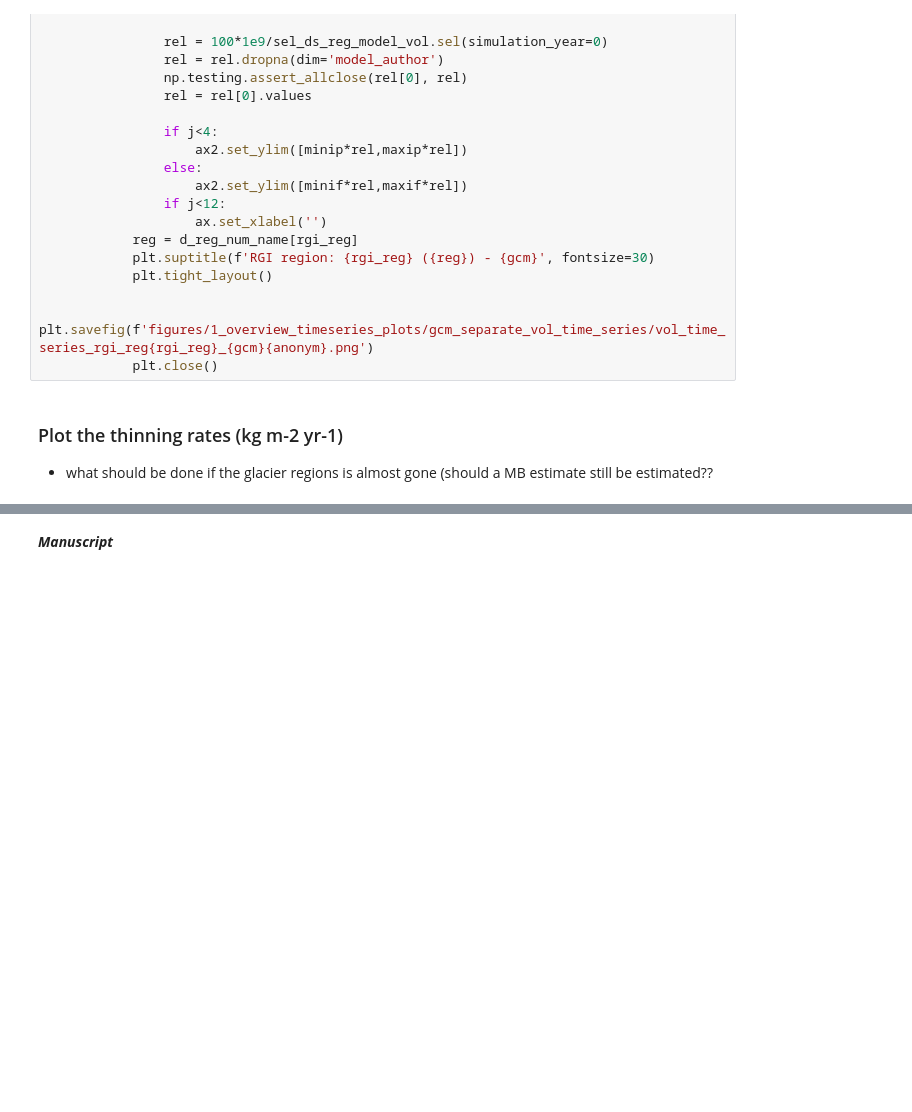
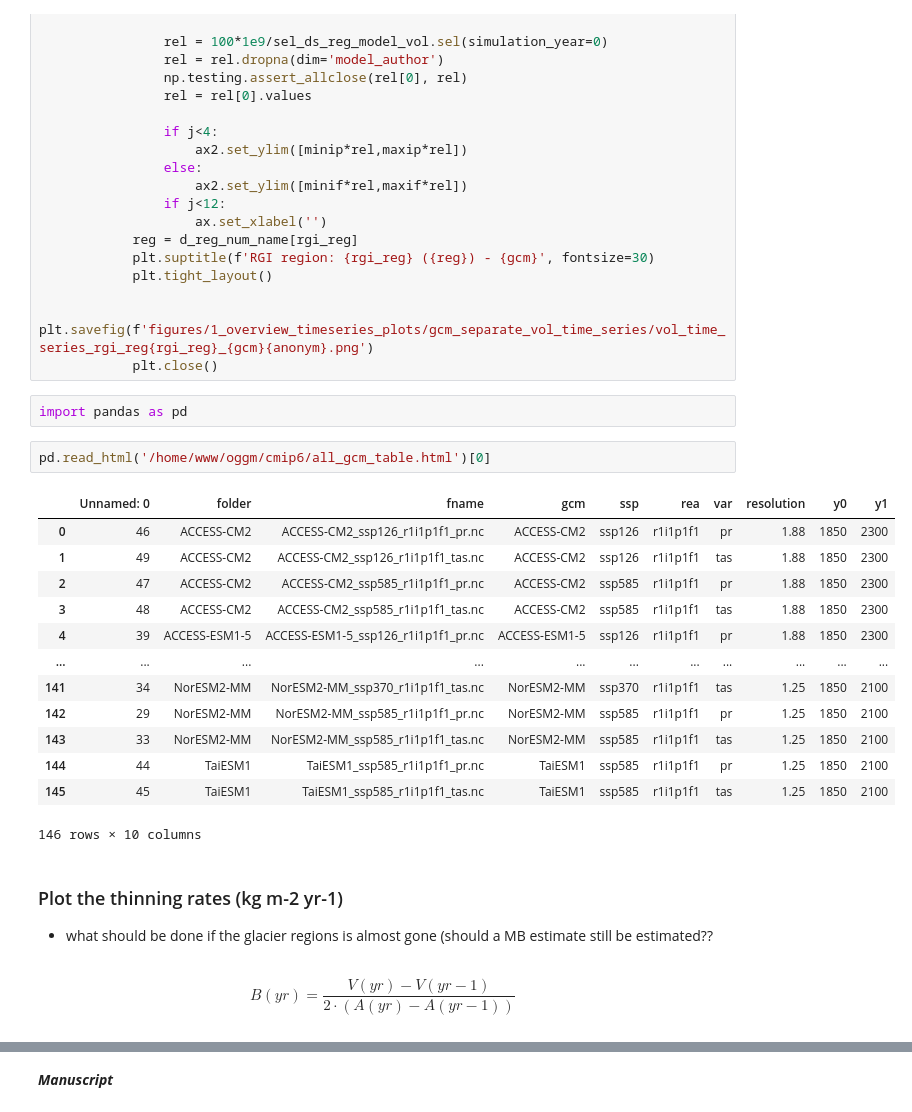
Before and after one commit to lilianschuster/GlacierMIP3, a Jupyter notebook: 2023_exploratory_analysis_notebooks/1_overview_timeseries_plots.ipynb, the cells around one changed output, grey strips where cells are left out. Saved outputs shown, nothing was run; the diff lists cells and outputs as text; blank space fills up the shorter version.

```diff
--- a/2023_exploratory_analysis_notebooks/1_overview_timeseries_plots.ipynb
+++ b/2023_exploratory_analysis_notebooks/1_overview_timeseries_plots.ipynb
@@ -567,8 +567,28 @@ for anonym in ['']: #, '_anonym']:
 
             plt.savefig(f'figures/1_overview_timeseries_plots/gcm_separate_vol_time_series/vol_time_series_rgi_reg{rgi_reg}_{gcm}{anonym}.png')
             plt.close()
+# %%
+import pandas as pd
+# %%
+pd.read_html('/home/www/oggm/cmip6/all_gcm_table.html')[0]
+# %% [output]
+|  | Unnamed: 0 | folder | fname | gcm | ssp | rea | var | resolution | y0 | y1 |
+| 0 | 46 | ACCESS-CM2 | ACCESS-CM2_ssp126_r1i1p1f1_pr.nc | ACCESS-CM2 | ssp126 | r1i1p1f1 | pr | 1.88 | 1850 | 2300 |
+| 1 | 49 | ACCESS-CM2 | ACCESS-CM2_ssp126_r1i1p1f1_tas.nc | ACCESS-CM2 | ssp126 | r1i1p1f1 | tas | 1.88 | 1850 | 2300 |
+| 2 | 47 | ACCESS-CM2 | ACCESS-CM2_ssp585_r1i1p1f1_pr.nc | ACCESS-CM2 | ssp585 | r1i1p1f1 | pr | 1.88 | 1850 | 2300 |
+| 3 | 48 | ACCESS-CM2 | ACCESS-CM2_ssp585_r1i1p1f1_tas.nc | ACCESS-CM2 | ssp585 | r1i1p1f1 | tas | 1.88 | 1850 | 2300 |
+| 4 | 39 | ACCESS-ESM1-5 | ACCESS-ESM1-5_ssp126_r1i1p1f1_pr.nc | ACCESS-ESM1-5 | ssp126 | r1i1p1f1 | pr | 1.88 | 1850 | 2300 |
+| ... | ... | ... | ... | ... | ... | ... | ... | ... | ... | ... |
+| 141 | 34 | NorESM2-MM | NorESM2-MM_ssp370_r1i1p1f1_tas.nc | NorESM2-MM | ssp370 | r1i1p1f1 | tas | 1.25 | 1850 | 2100 |
+| 142 | 29 | NorESM2-MM | NorESM2-MM_ssp585_r1i1p1f1_pr.nc | NorESM2-MM | ssp585 | r1i1p1f1 | pr | 1.25 | 1850 | 2100 |
+| 143 | 33 | NorESM2-MM | NorESM2-MM_ssp585_r1i1p1f1_tas.nc | NorESM2-MM | ssp585 | r1i1p1f1 | tas | 1.25 | 1850 | 2100 |
+| 144 | 44 | TaiESM1 | TaiESM1_ssp585_r1i1p1f1_pr.nc | TaiESM1 | ssp585 | r1i1p1f1 | pr | 1.25 | 1850 | 2100 |
+| 145 | 45 | TaiESM1 | TaiESM1_ssp585_r1i1p1f1_tas.nc | TaiESM1 | ssp585 | r1i1p1f1 | tas | 1.25 | 1850 | 2100 |
+146 rows × 10 columns
 # %% [markdown]
 ### Plot the thinning rates (kg m-2 yr-1)
 - what should be done if the glacier regions is almost gone (should a MB estimate still be estimated??
+# %% [markdown]
+$$B(yr) = \frac{V(yr)- V(yr-1)}{2\cdot(A(yr)-A(yr-1))}$$
 # %%
 # thinning rate:
```
Also changed, not shown: parts of 1 cell of this notebook, 22 other files.
